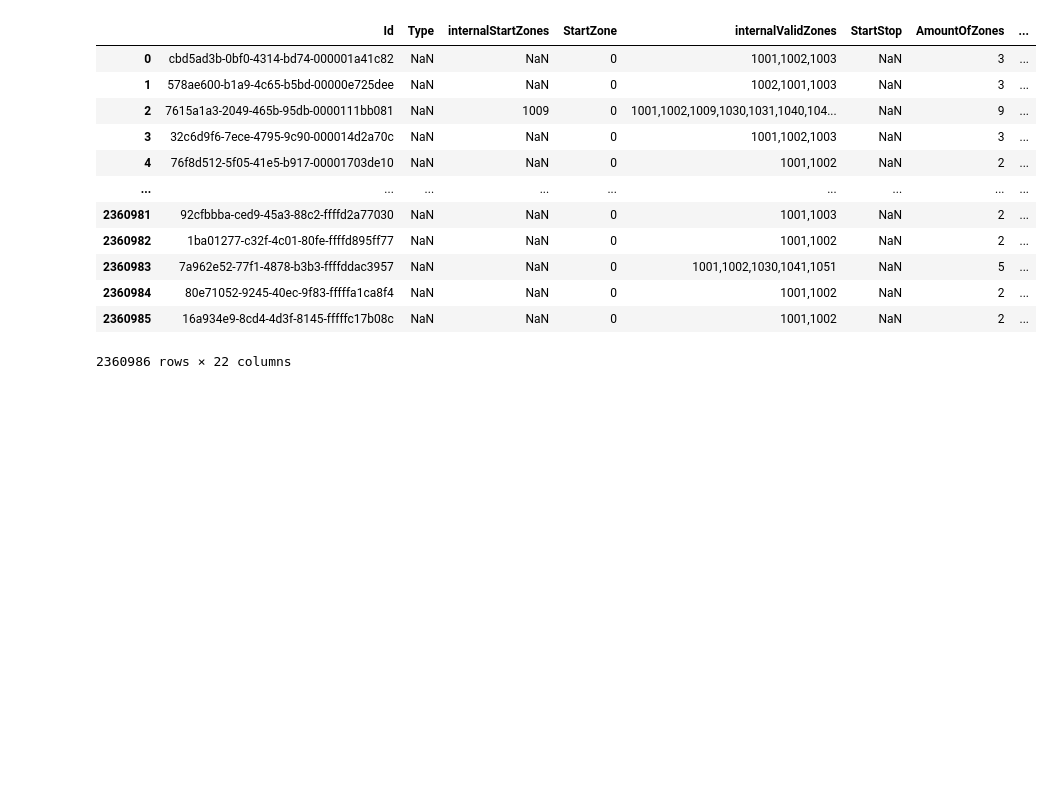
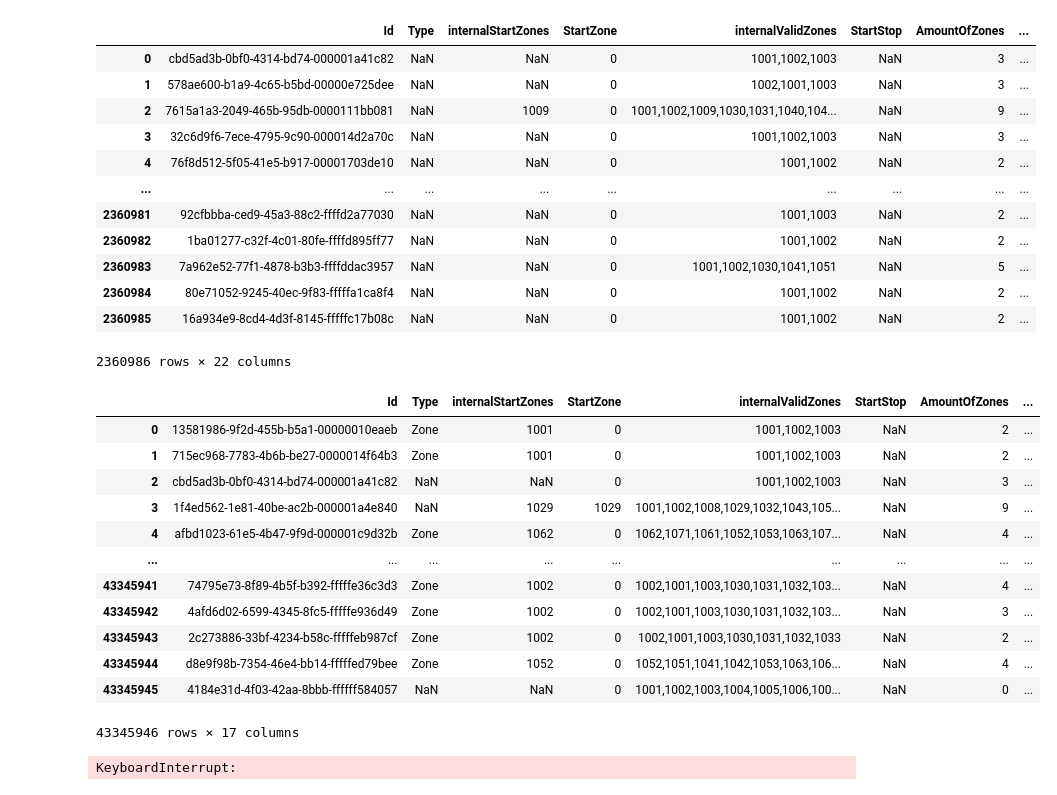
Before and after one commit to monicahardt/BachelorProject, a Jupyter notebook: Notebooks/Database Analysis/DB_Explore.ipynb, the cells around one changed output. Cells and saved outputs as stored; diff of their text form; code cells hidden in the pictures; blank space fills up the shorter version.

```diff
--- a/Notebooks/Database Analysis/DB_Explore.ipynb
+++ b/Notebooks/Database Analysis/DB_Explore.ipynb
@@ -341,3 +341,25 @@ journeys_with_rp
 | 2360984 | 80e71052-9245-40ec-9f83-fffffa1ca8f4 | NaN | NaN | 0 | 1001,1002 | NaN | 2 | ... |
 | 2360985 | 16a934e9-8cd4-4d3f-8145-fffffc17b08c | NaN | NaN | 0 | 1001,1002 | NaN | 2 | ... |
 2360986 rows × 22 columns
+# %%
+df_journeys = pd.read_csv('../../Data/All_Journeys.csv')
+# %%
+df_journeys
+# %% [output]
+|  | Id | Type | internalStartZones | StartZone | internalValidZones | StartStop | AmountOfZones | ... |
+| 0 | 13581986-9f2d-455b-b5a1-00000010eaeb | Zone | 1001 | 0 | 1001,1002,1003 | NaN | 2 | ... |
+| 1 | 715ec968-7783-4b6b-be27-0000014f64b3 | Zone | 1001 | 0 | 1001,1002,1003 | NaN | 2 | ... |
+| 2 | cbd5ad3b-0bf0-4314-bd74-000001a41c82 | NaN | NaN | 0 | 1001,1002,1003 | NaN | 3 | ... |
+| 3 | 1f4ed562-1e81-40be-ac2b-000001a4e840 | NaN | 1029 | 1029 | 1001,1002,1008,1029,1032,1043,105... | NaN | 9 | ... |
+| 4 | afbd1023-61e5-4b47-9f9d-000001c9d32b | Zone | 1062 | 0 | 1062,1071,1061,1052,1053,1063,107... | NaN | 4 | ... |
+| ... | ... | ... | ... | ... | ... | ... | ... | ... |
+| 43345941 | 74795e73-8f89-4b5f-b392-fffffe36c3d3 | Zone | 1002 | 0 | 1002,1001,1003,1030,1031,1032,103... | NaN | 4 | ... |
+| 43345942 | 4afd6d02-6599-4345-8fc5-fffffe936d49 | Zone | 1002 | 0 | 1002,1001,1003,1030,1031,1032,103... | NaN | 3 | ... |
+| 43345943 | 2c273886-33bf-4234-b58c-fffffeb987cf | Zone | 1002 | 0 | 1002,1001,1003,1030,1031,1032,1033 | NaN | 2 | ... |
+| 43345944 | d8e9f98b-7354-46e4-bb14-fffffed79bee | Zone | 1052 | 0 | 1052,1051,1041,1042,1053,1063,106... | NaN | 4 | ... |
+| 43345945 | 4184e31d-4f03-42aa-8bbb-ffffff584057 | NaN | NaN | 0 | 1001,1002,1003,1004,1005,1006,100... | NaN | 0 | ... |
+43345946 rows × 17 columns
+# %%
+df_orders = pd.read_csv('../../Data/All_Orders.csv')
+# %% [output]
+KeyboardInterrupt:
```
Also changed, not shown: 4 other files.
